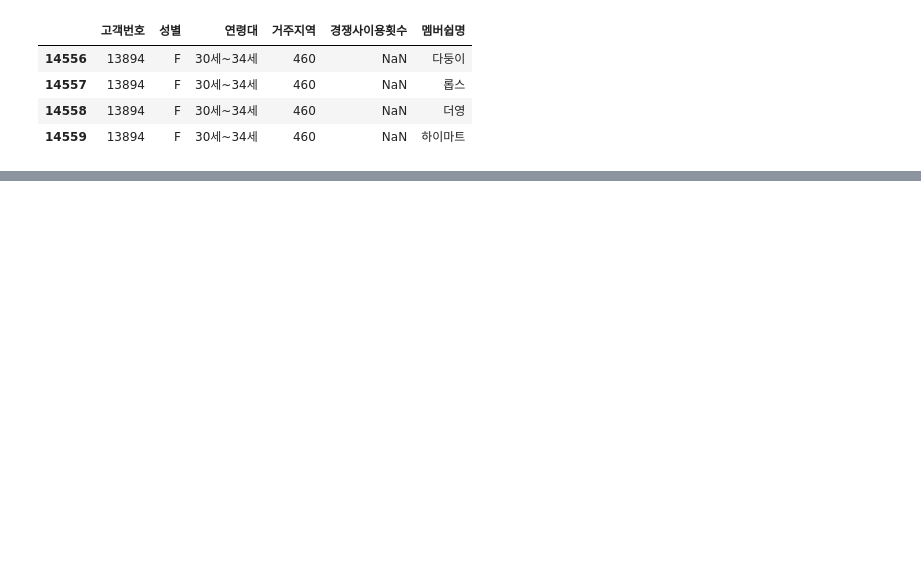
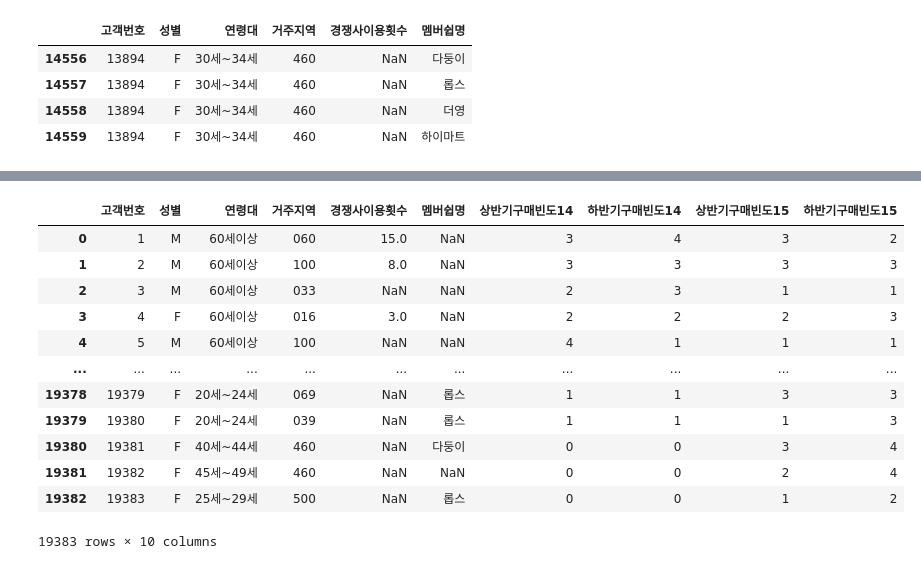
Before and after one commit to HyeonuJeong/Mycakd5, a Jupyter notebook: m5_DB/1차프로젝트테이블.ipynb, the cells around one changed output, grey strips where cells are left out. Saved outputs shown, nothing was run; the diff lists cells and outputs as text; code cells hidden in the pictures; blank space fills up the shorter version.

```diff
--- a/m5_DB/1차프로젝트테이블.ipynb
+++ b/m5_DB/1차프로젝트테이블.ipynb
@@ -199,0 +199,3 @@ dfc[dfc['고객번호'] == '13894']
+# %%
+rank =pd.read_csv("구매회수별등급_수정.csv",encoding='cp949')
+rank
@@ -199,0 +216,3 @@ dfc[dfc['고객번호'] == '13894']
+# %%
+dfc=dfc.astype({'고객번호':'int'})
+dfc
@@ -199,0 +243,17 @@ dfc[dfc['고객번호'] == '13894']
+# %%
+dfr=pd.merge(dfc,rank, on='고객번호',how='left')
+dfr
+# %% [output]
+|  | 고객번호 | 성별 | 연령대 | 거주지역 | 경쟁사이용횟수 | 멤버쉽명 | 상반기구매빈도14 | 하반기구매빈도14 | 상반기구매빈도15 | 하반기구매빈도15 |
+| 0 | 1 | M | 60세이상 | 060 | 15.0 | NaN | 3 | 4 | 3 | 2 |
+| 1 | 2 | M | 60세이상 | 100 | 8.0 | NaN | 3 | 3 | 3 | 3 |
+| 2 | 3 | M | 60세이상 | 033 | NaN | NaN | 2 | 3 | 1 | 1 |
+| 3 | 4 | F | 60세이상 | 016 | 3.0 | NaN | 2 | 2 | 2 | 3 |
+| 4 | 5 | M | 60세이상 | 100 | NaN | NaN | 4 | 1 | 1 | 1 |
+| ... | ... | ... | ... | ... | ... | ... | ... | ... | ... | ... |
+| 19378 | 19379 | F | 20세~24세 | 069 | NaN | 롭스 | 1 | 1 | 3 | 3 |
+| 19379 | 19380 | F | 20세~24세 | 039 | NaN | 롭스 | 1 | 1 | 1 | 3 |
+| 19380 | 19381 | F | 40세~44세 | 460 | NaN | 다둥이 | 0 | 0 | 3 | 4 |
+| 19381 | 19382 | F | 45세~49세 | 460 | NaN | NaN | 0 | 0 | 2 | 4 |
+| 19382 | 19383 | F | 25세~29세 | 500 | NaN | 롭스 | 0 | 0 | 1 | 2 |
+19383 rows × 10 columns
```
Also changed, not shown: parts of 8 cells of this notebook, 2 other files.
